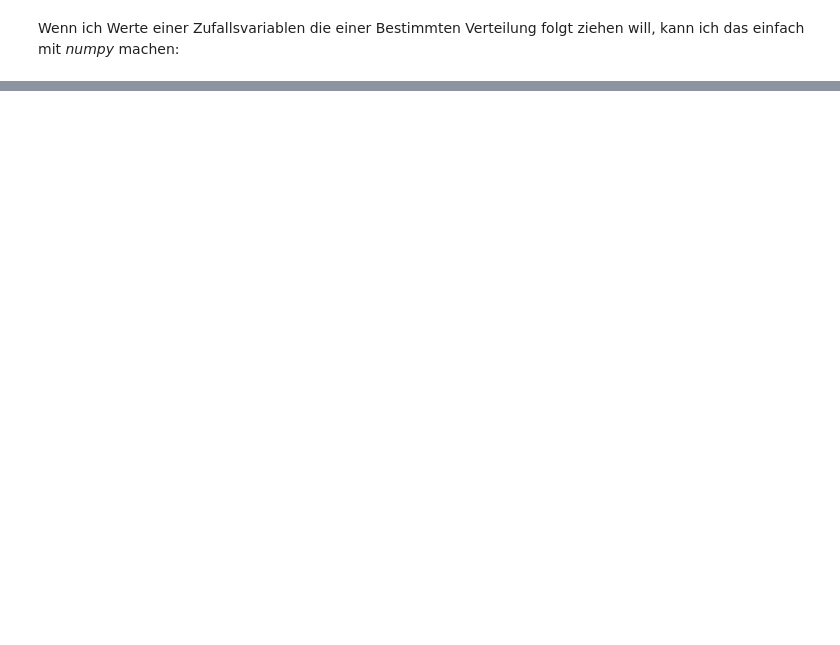
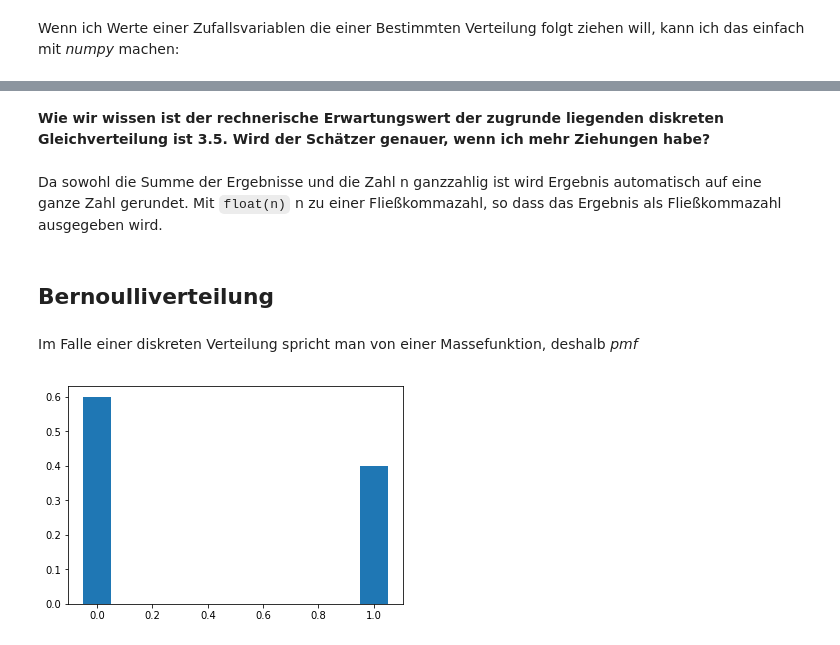
Before and after one commit to marianoju/NF_DS_1_course_material, a Jupyter notebook: descriptive_analysis/distributions.ipynb, the cells around one changed output, grey strips where cells are left out. Drawn from its saved outputs; the diff is of its cells as text; code cells hidden in the pictures; blank space fills up the shorter version.

```diff
--- a/descriptive_analysis/distributions.ipynb
+++ b/descriptive_analysis/distributions.ipynb
@@ -35,0 +60,15 @@ array([ 0.58557539,  0.15763398, -0.78764702, -1.03089777, -0.42547279,
+# %% [markdown]
+**Wie wir wissen ist der rechnerische Erwartungswert der zugrunde liegenden diskreten Gleichverteilung ist 3.5. Wird der Schätzer genauer, wenn ich mehr Ziehungen habe?**
+# %% [markdown]
+Da sowohl die Summe der Ergebnisse und die Zahl n ganzzahlig ist wird Ergebnis automatisch auf eine ganze Zahl gerundet. Mit `float(n)` n zu einer Fließkommazahl, so dass das Ergebnis als Fließkommazahl ausgegeben wird.
+# %% [markdown]
+## Bernoulliverteilung
+# %% [markdown]
+Im Falle einer diskreten Verteilung spricht man von einer Massefunktion, deshalb *pmf*
+# %%
+p = 0.4
+x = np.array([0.,1.])
+
+plt.bar(x, scipy.stats.bernoulli.pmf(x, p), 0.1);
+# %% [output]
+[figure, added]
```
Also changed, not shown: parts of 13 cells of this notebook.
